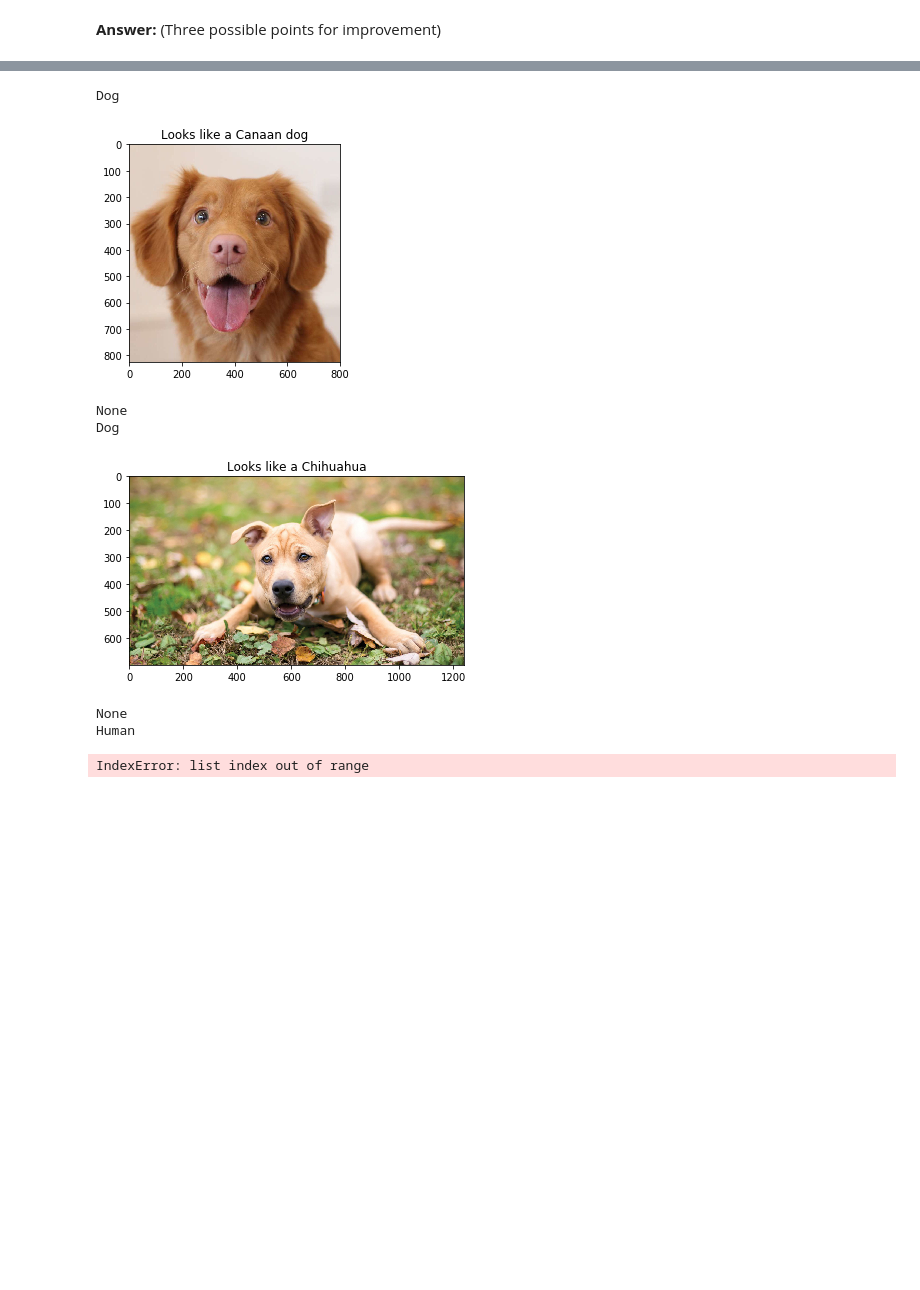
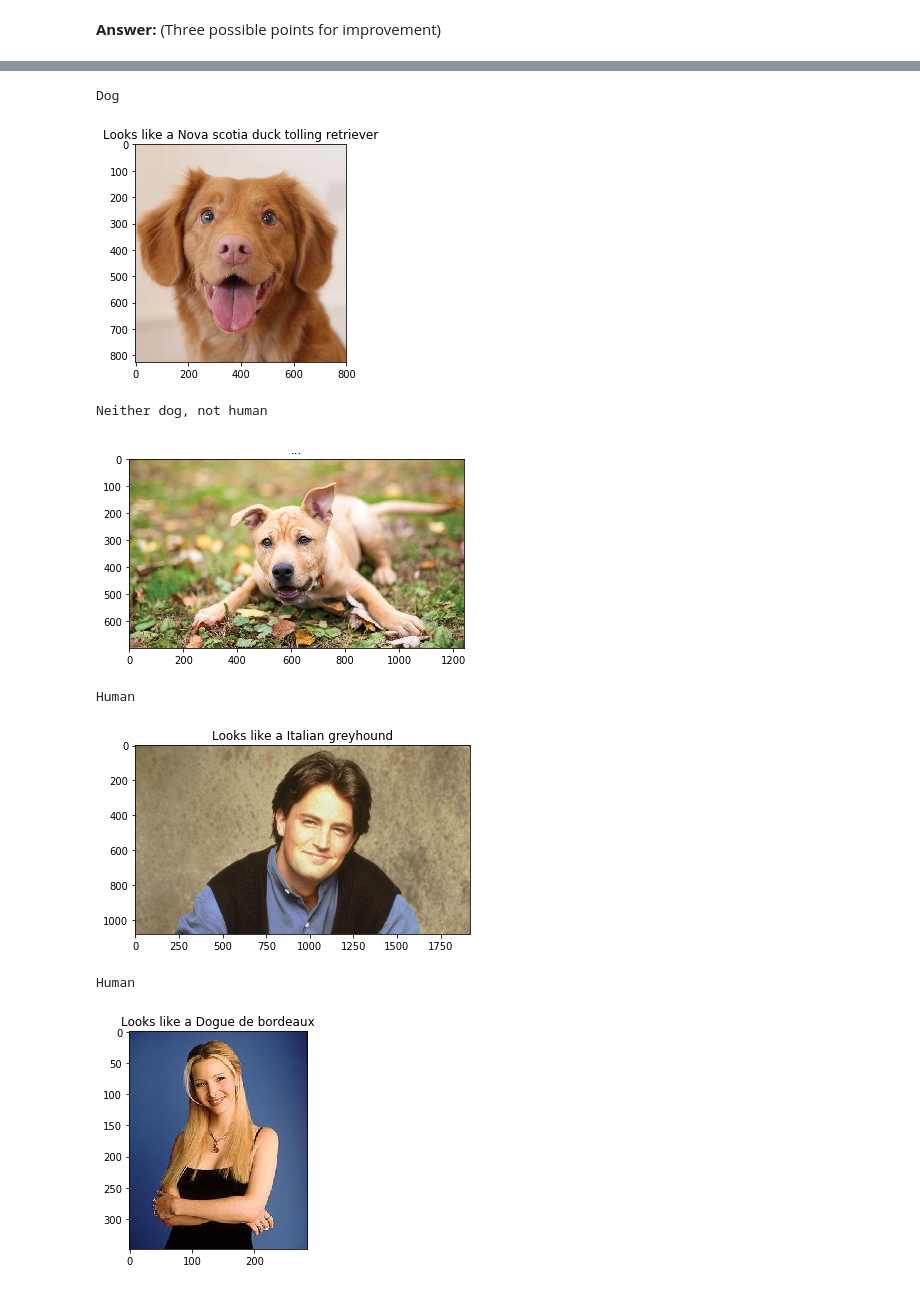
Before and after one commit to tmargary/udacity_deep_learning, a Jupyter notebook: 13. Dog Breed Classifier/dog_app.ipynb, the cells around one changed output, grey strips where cells are left out. Saved outputs shown, nothing was run; the diff lists cells and outputs as text; code cells hidden in the pictures; blank space fills up the shorter version.

```diff
--- a/13. Dog Breed Classifier/dog_app.ipynb
+++ b/13. Dog Breed Classifier/dog_app.ipynb
@@ -298,8 +298,7 @@ img.shape
 ### returns "True" if a dog is detected in the image stored at img_path
 def dog_detector(img_path):
     ## TODO: Complete the function.
-    probabilities = vgg16_predict(img_path)
-    return (151 <= probabilities and probabilities <= 268) # true/false
+    return (151 <= vgg16_predict(img_path) <= 268) # true/false
 # %% [markdown]
 __Answer:__ (printed below)
 # %%
@@ -785,7 +799,7 @@ optimizer_transfer = optim.SGD(model_transfer.classifier.parameters(), lr=0.001)
 Train and validate your model in the code cell below.  [Save the final model parameters](http://pytorch.org/docs/master/notes/serialization.html) at filepath `'model_transfer.pt'`.
 # %%
 # train the model
-model_transfer = train(1, loaders_transfer, model_transfer, optimizer_transfer, criterion_transfer, use_cuda, 'model_transfer.pt')
+model_transfer = train(50, loaders_transfer, model_transfer, optimizer_transfer, criterion_transfer, use_cuda, 'model_transfer.pt')
 
 # load the model that got the best validation accuracy (uncomment the line below)
 model_transfer.load_state_dict(torch.load('model_transfer.pt'))
@@ -903,17 +937,17 @@ __Answer:__ (Three possible points for improvement)
 # %%
 ## TODO: Execute your algorithm from Step 6 on
 ## at least 6 images on your computer.
 ## Feel free to use as many code cells as needed.
 
 ## suggested code, below
-for pic in range(1,13):
-    print(run_app("./test/picture ("+str(pic)+").jpg"))
+for pic in range(1,10):
+    run_app("./test/picture ("+str(pic)+").jpg")
 # %% [output]
 Dog
-[figure, old version]
+[figure, new version]
-None
-Dog
+Neither dog, not human
-[figure, old version]
+[figure, new version]
-None
 Human
+[figure, added]
-IndexError: list index out of range
+Human
+[figure, added]
```
Also changed, not shown: parts of 9 cells of this notebook, 2 other files.
